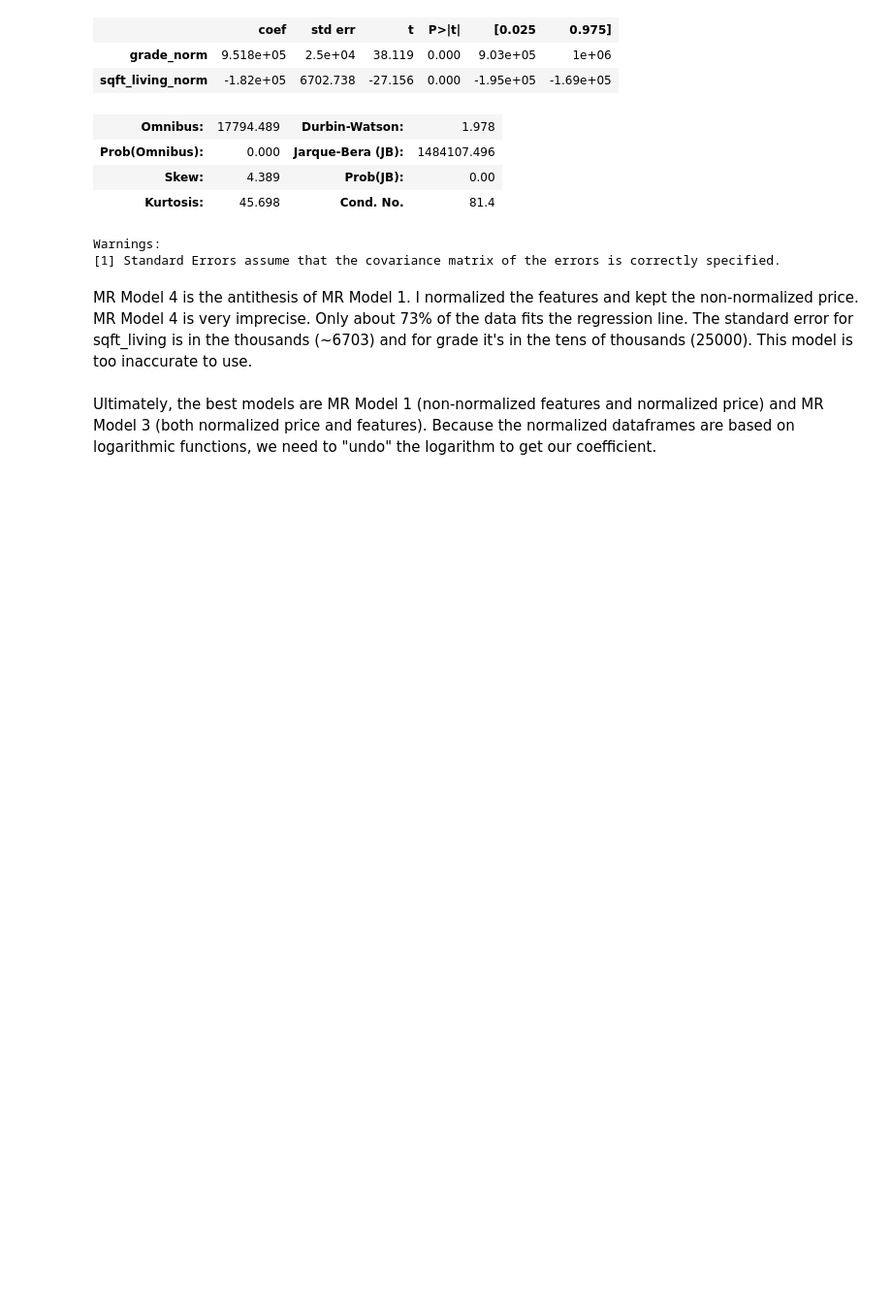
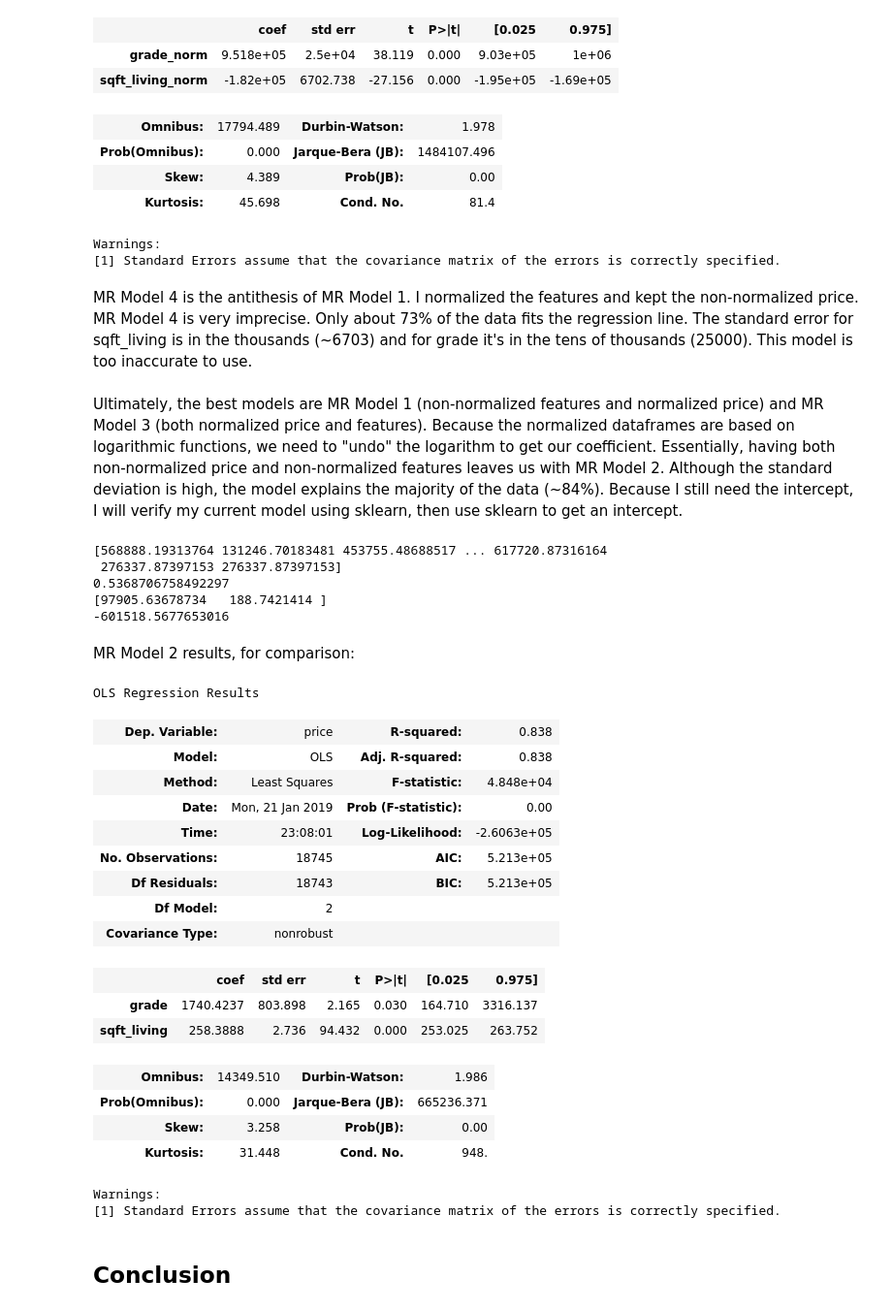
Before and after one commit to SarabiEventide/dsc-1-final-project-online-ds-sp-000, a Jupyter notebook: student_finalized.ipynb, the cells around one changed output. Shown at 97% size. Drawn from its saved outputs; the diff is of its cells as text; code cells hidden in the pictures; blank space fills up the shorter version.

Commit message:
tweaked regression

```diff
--- a/student_finalized.ipynb
+++ b/student_finalized.ipynb
@@ -973,4 +974,54 @@ Warnings:
 # %% [markdown]
 MR Model 4 is the antithesis of MR Model 1. I normalized the features and kept the non-normalized price. MR Model 4 is very imprecise. Only about 73% of the data fits the regression line. The standard error for sqft_living is in the thousands (~6703) and for grade it's in the tens of thousands (25000). This model is too inaccurate to use.
 # %% [markdown]
-Ultimately, the best models are MR Model 1 (non-normalized features and normalized price) and MR Model 3 (both normalized price and features). Because the normalized dataframes are based on logarithmic functions, we need to "undo" the logarithm to get our coefficient.
+Ultimately, the best models are MR Model 1 (non-normalized features and normalized price) and MR Model 3 (both normalized price and features). Because the normalized dataframes are based on logarithmic functions, we need to "undo" the logarithm to get our coefficient. Essentially, having both non-normalized price and non-normalized features leaves us with MR Model 2. Although the standard deviation is high, the model explains the majority of the data (~84%). Because I still need the intercept, I will verify my current model using sklearn, then use sklearn to get an intercept.
+# %%
+X = df_final[['grade', 'sqft_living']]
+y = df['price']
+lm = linear_model.LinearRegression()
+model = lm.fit(X,y)
+predictions = lm.predict(X)
+R2 = lm.score(X,y)
+coef = lm.coef_
+intercept = lm.intercept_
+print(predictions)
+print(R2)
+print(coef)
+print(intercept)
+# %% [output]
+[568888.19313764 131246.70183481 453755.48688517 ... 617720.87316164
+ 276337.87397153 276337.87397153]
+0.5368706758492297
+[97905.63678734   188.7421414 ]
+-601518.5677653016
+# %% [markdown]
+MR Model 2 results, for comparison:
+# %%
+#MR Model 2
+X = df_final[['grade', 'sqft_living']] #non-normalized features
+y = df['price'] #non-normalized price
+model = sm.OLS(y, X).fit()
+predictions = model.predict(X)
+model.summary()
+# %% [output]
+OLS Regression Results
+| Dep. Variable: | price | R-squared: | 0.838 |
+| Model: | OLS | Adj. R-squared: | 0.838 |
+| Method: | Least Squares | F-statistic: | 4.848e+04 |
+| Date: | Mon, 21 Jan 2019 | Prob (F-statistic): | 0.00 |
+| Time: | 23:08:01 | Log-Likelihood: | -2.6063e+05 |
+| No. Observations: | 18745 | AIC: | 5.213e+05 |
+| Df Residuals: | 18743 | BIC: | 5.213e+05 |
+| Df Model: | 2 |  |  |
+| Covariance Type: | nonrobust |  |  |
+|  | coef | std err | t | P>|t| | [0.025 | 0.975] |
+| grade | 1740.4237 | 803.898 | 2.165 | 0.030 | 164.710 | 3316.137 |
+| sqft_living | 258.3888 | 2.736 | 94.432 | 0.000 | 253.025 | 263.752 |
+| Omnibus: | 14349.510 | Durbin-Watson: | 1.986 |
+| Prob(Omnibus): | 0.000 | Jarque-Bera (JB): | 665236.371 |
+| Skew: | 3.258 | Prob(JB): | 0.00 |
+| Kurtosis: | 31.448 | Cond. No. | 948. |
+Warnings:
+[1] Standard Errors assume that the covariance matrix of the errors is correctly specified.
+# %% [markdown]
+## Conclusion
```
Also changed, not shown: parts of 9 cells of this notebook.
